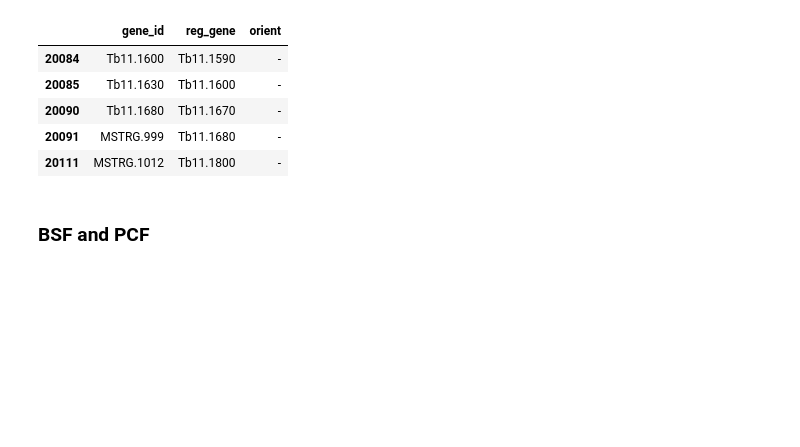
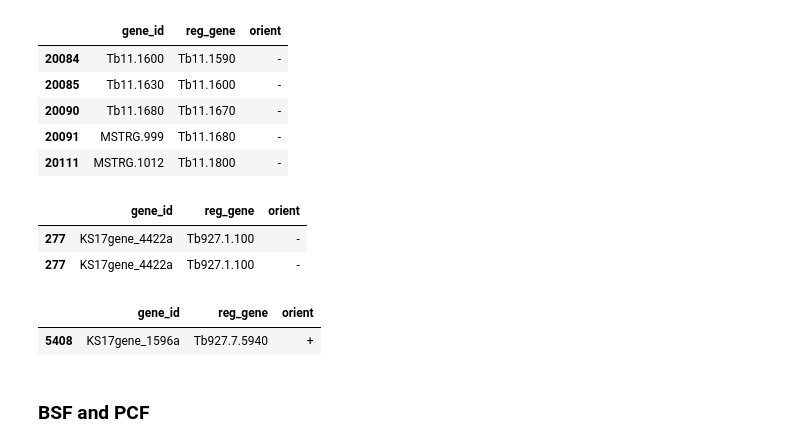
Before and after one commit to mtinti/polysome, a Jupyter notebook: Figures_Paper_def.ipynb, the cells around one changed output. Drawn from its saved outputs; the diff is of its cells as text; code cells hidden in the pictures; blank space fills up the shorter version.

```diff
--- a/Figures_Paper_def.ipynb
+++ b/Figures_Paper_def.ipynb
@@ -1625,6 +1626,17 @@ merge_list.tail()
 | 20090 | Tb11.1680 | Tb11.1670 | - |
 | 20091 | MSTRG.999 | Tb11.1680 | - |
 | 20111 | MSTRG.1012 | Tb11.1800 | - |
+# %%
+merge_list[merge_list['gene_id']=='KS17gene_4422a']
+# %% [output]
+|  | gene_id | reg_gene | orient |
+| 277 | KS17gene_4422a | Tb927.1.100 | - |
+| 277 | KS17gene_4422a | Tb927.1.100 | - |
+# %%
+merge_list[merge_list['gene_id']=='KS17gene_1596a']
+# %% [output]
+|  | gene_id | reg_gene | orient |
+| 5408 | KS17gene_1596a | Tb927.7.5940 | + |
 # %% [markdown]
 ### BSF and PCF
 # %%
```
Also changed, not shown: parts of 60 cells of this notebook, 1 other file.
